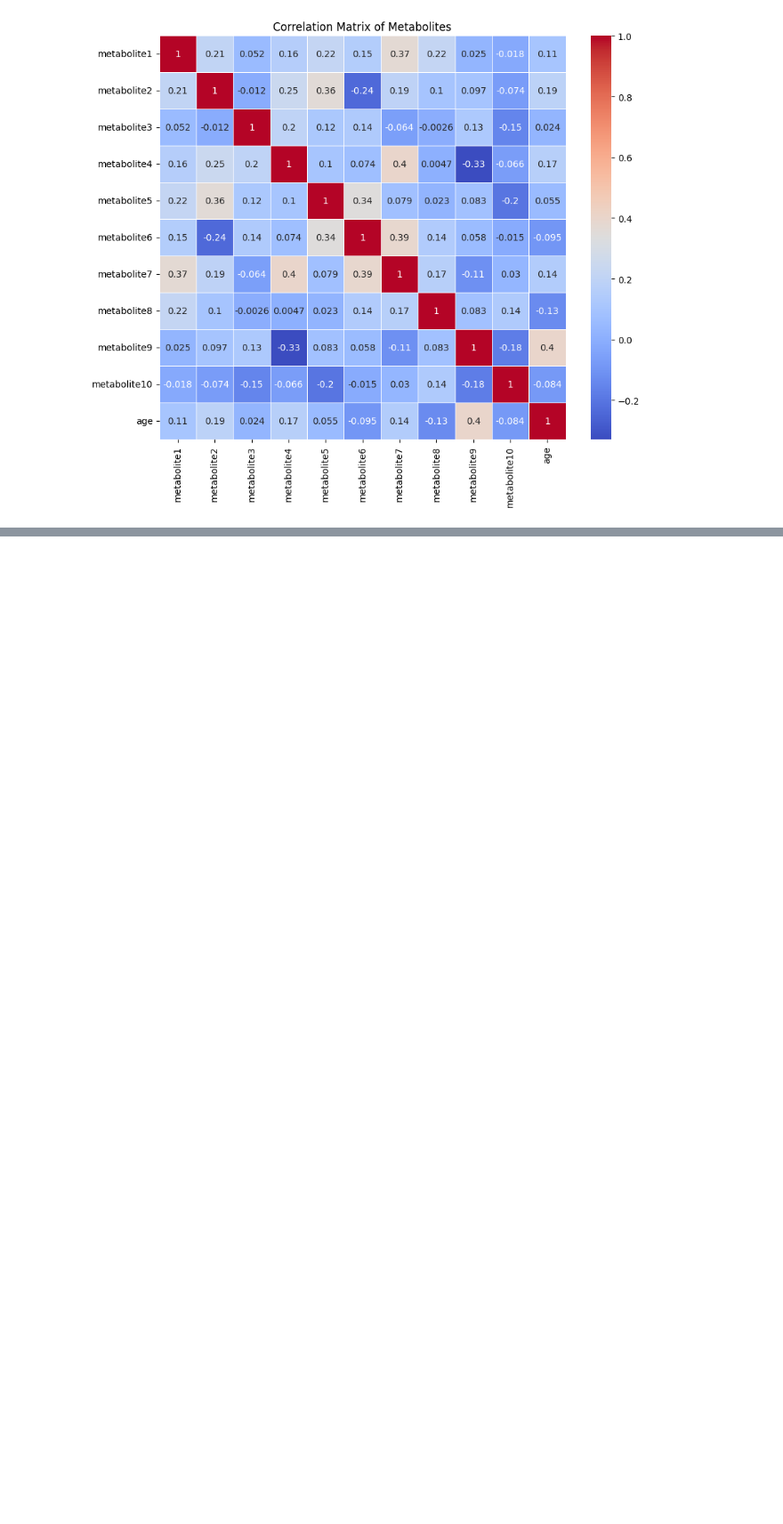
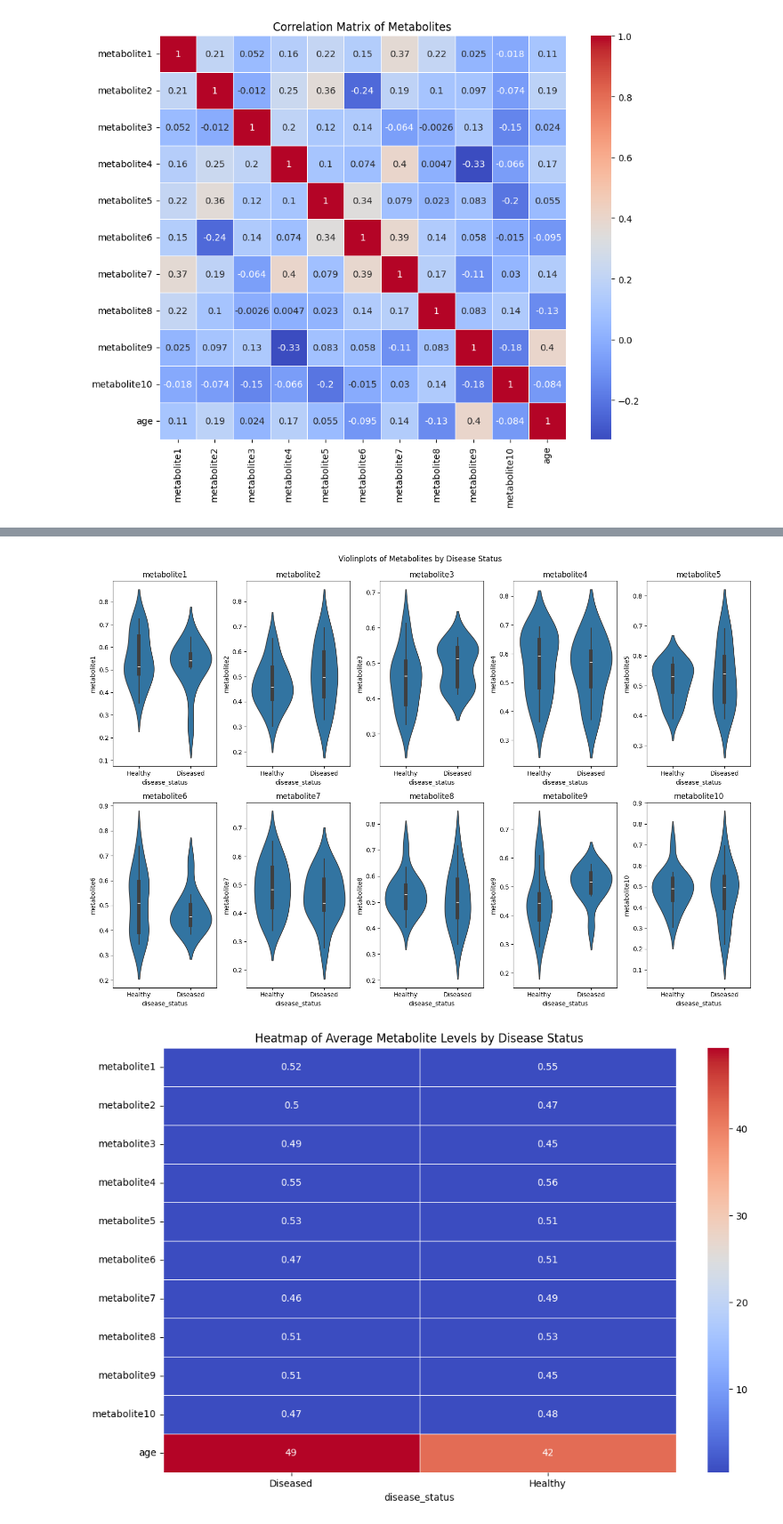
Before and after one commit to Gressling/cheminf-EDU, a Jupyter notebook: machineLearning/metabolomics_biomarker_discovery/metabolomics_biomarker_discovery.ipynb, the cells around one changed output, grey strips where cells are left out. Shown at 89% size. Cells and saved outputs as stored; diff of their text form; code cells hidden in the pictures; blank space fills up the shorter version.

```diff
--- a/machineLearning/metabolomics_biomarker_discovery/metabolomics_biomarker_discovery.ipynb
+++ b/machineLearning/metabolomics_biomarker_discovery/metabolomics_biomarker_discovery.ipynb
@@ -139,0 +194,23 @@ Healthy            0.451494      0.484593  41.941176
+# %%
+import matplotlib.pyplot as plt
+import seaborn as sns
+
+# Violinplot der Metaboliten nach Krankheitsstatus
+plt.figure(figsize=(15, 10))
+for i, metabolite in enumerate(metabolites):
+    plt.subplot(2, 5, i + 1)  # 2 rows, 5 columns
+    sns.violinplot(x='disease_status', y=metabolite, data=df_results)
+    plt.title(metabolite)
+plt.tight_layout()
+plt.suptitle('Violinplots of Metabolites by Disease Status', y=1.02)
+plt.show()
+
+# Heatmap der durchschnittlichen Metabolitenwerte
+mean_metabolites = df_numeric.groupby('disease_status').mean().T
+plt.figure(figsize=(12, 8))
+sns.heatmap(mean_metabolites, annot=True, cmap='coolwarm', linewidths=0.5)
+plt.title('Heatmap of Average Metabolite Levels by Disease Status')
+plt.show()
+# %% [output]
+[figure, added]
+[figure, added]
```
Also changed, not shown: parts of 9 cells of this notebook.
